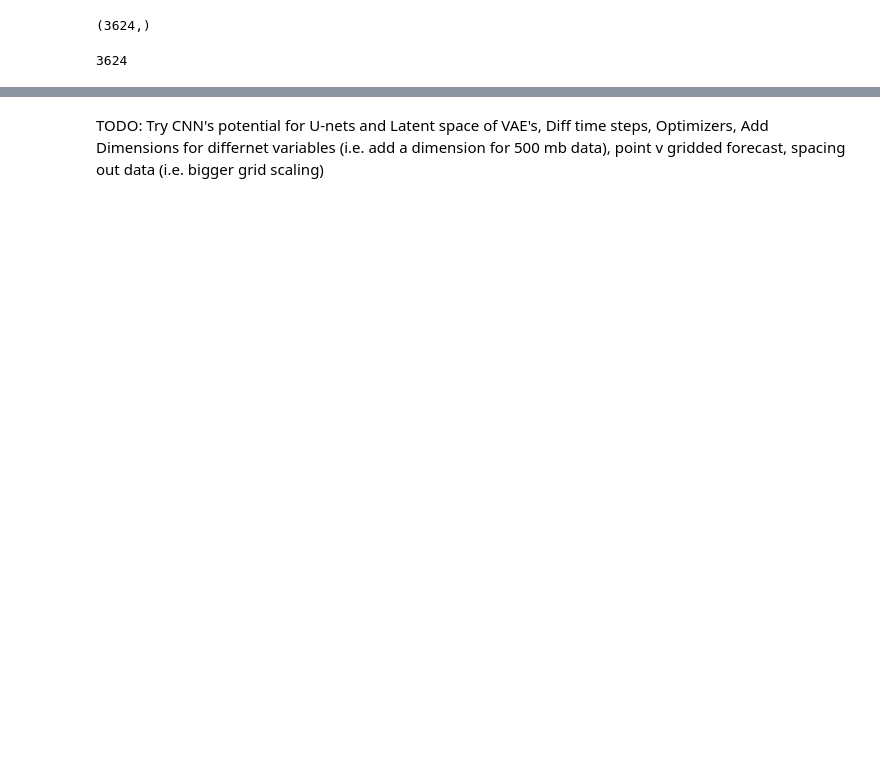
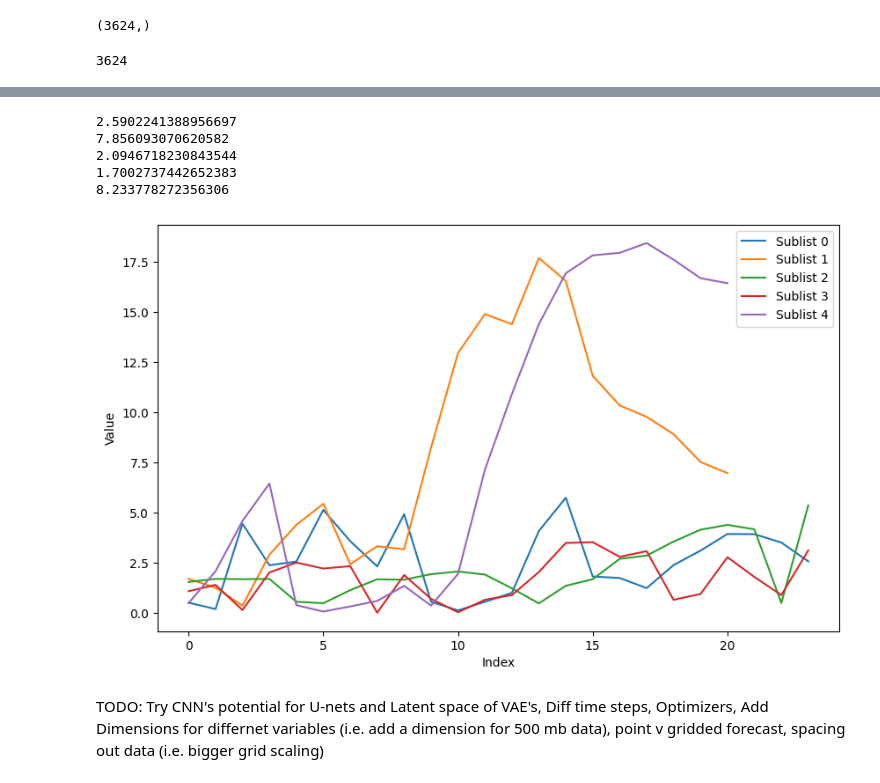
Before and after one commit to Joshua-Elms/ml-weather-forecasting, a Jupyter notebook: mos_small_ml_demo.ipynb, the cells around one changed output, grey strips where cells are left out. Cells and saved outputs as stored; diff of their text form; code cells hidden in the pictures; blank space fills up the shorter version.

```diff
--- a/mos_small_ml_demo.ipynb
+++ b/mos_small_ml_demo.ipynb
@@ -430,6 +613,8 @@ while i < len(inp_exe) - 1:
     curr_date = inp_exe[i]
     end_date = inp_exe[i+1]
     while curr_date <= end_date:
+        inp_ex = []
+        out_ex = []
         for j in range(0,24):
             if j >= 10:
                 hour = f'{j}'
@@ -446,29 +631,29 @@ while i < len(inp_exe) - 1:
             year = str(curr_date.year)
             example_input = f"C:/Users/yjain/Desktop/Personal Work/ml-weather-forecasting/mod_testing/{year}{month}{day}_00z_f{hour}_sfc.grib2"
             ds = xr.open_dataset(example_input, engine='cfgrib', filter_by_keys={'stepType': stepType, 'typeOfLevel': typeOfLevel})
-            inp_ex = get_temp_grid_centered(ds, 3)[0]
-            final_example = np.array(inp_ex)
-            print(final_example)
-            input_tensor = torch.FloatTensor(final_example).unsqueeze(0).to(device)
-            model.eval()
-            with torch.no_grad():
-                output = model(input_tensor)
-                predicted_value = output.item()
-
+            inp_ex.append(get_temp_grid_centered(ds, 3)[0])
             print(datetime(curr_date.year, curr_date.month, curr_date.day, j, 0, 0))
-            print(f"Predicted value: {predicted_value}")
             actual_tmp_df = df[["DATE", "TMP"]]
             actual_tmp_df["DATE"] = pd.to_datetime(actual_tmp_df["DATE"]).dt.round("h")
             tmp_val = actual_tmp_df[actual_tmp_df["DATE"] == datetime(curr_date.year, curr_date.month, curr_date.day, j, 0, 0)].iat[0,1]
             real_tmp_val = float(int(tmp_val.strip().split(",")[0])/10)
-            print(real_tmp_val)
-            Absulute_err.append(abs(float(predicted_value)-real_tmp_val))
-
+            out_ex.append(real_tmp_val)
+        print(len(inp_ex))
+        print(len(out_ex))
+        final_example = np.array(inp_ex)
+        print(final_example)
+        input_tensor = torch.FloatTensor(final_example).unsqueeze(0).to(device)
+        model.eval()
+        with torch.no_grad():
+            output = model(input_tensor)
+            predicted_value = output.tolist()[0]
+        print(f"Predicted value: {predicted_value}")
+        print(len(predicted_value))
+        Absulute_err.append([abs(predicted_value[i] - out_ex[i]) for i in range(len(out_ex))])
         curr_date += timedelta(days=1)
     i += 2
 
 print(Absulute_err)
-print(sum(Absulute_err)/len(Absulute_err))
 
 
 
@@ -606,2 +737,20 @@ Predicted value: 28.214611053466797
+# %%
+for i in range(len(Absulute_err)):
+    Absulute_err[i] = [abs(x) for x in Absulute_err[i] if abs(x) <= 900]
+    print(sum(Absulute_err[i])/len(Absulute_err[i]))
+plt.figure(figsize=(10, 6))
+for i, sublist in enumerate(Absulute_err):
+    plt.plot(sublist, label=f'Sublist {i}')
+plt.legend()
+plt.xlabel('Index')
+plt.ylabel('Value')
+plt.show()
+# %% [output]
+2.5902241388956697
+7.856093070620582
+2.0946718230843544
+1.7002737442652383
+8.233778272356306
+[figure, added]
 # %% [markdown]
 TODO: Try CNN's potential for U-nets and Latent space of VAE's, Diff time steps, Optimizers, Add Dimensions for differnet variables (i.e. add a dimension for 500 mb data), point v gridded forecast, spacing out data (i.e. bigger grid scaling)
```
Also changed, not shown: parts of 6 cells of this notebook, 3 other files.
